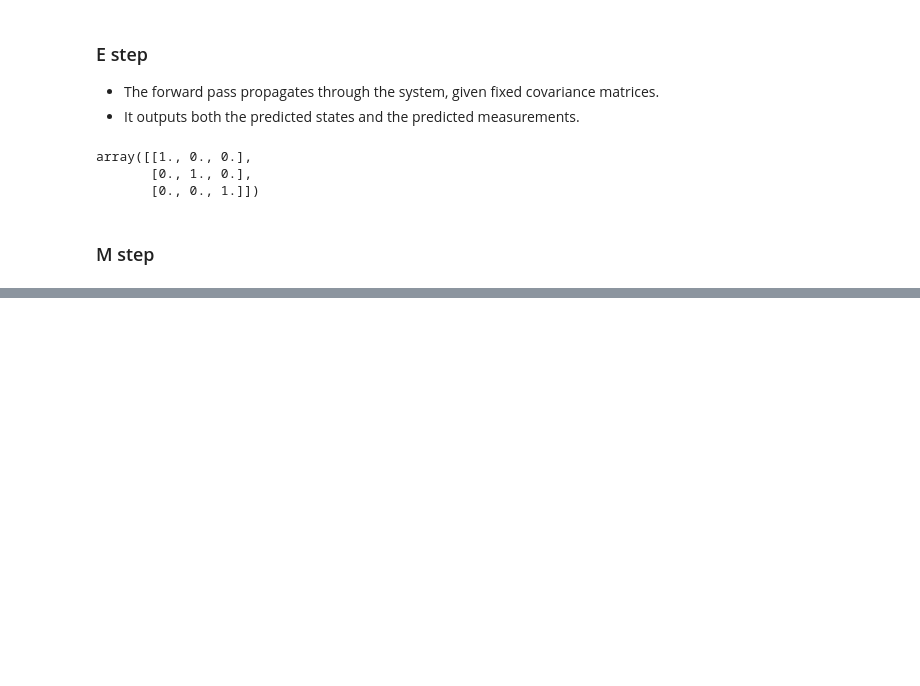
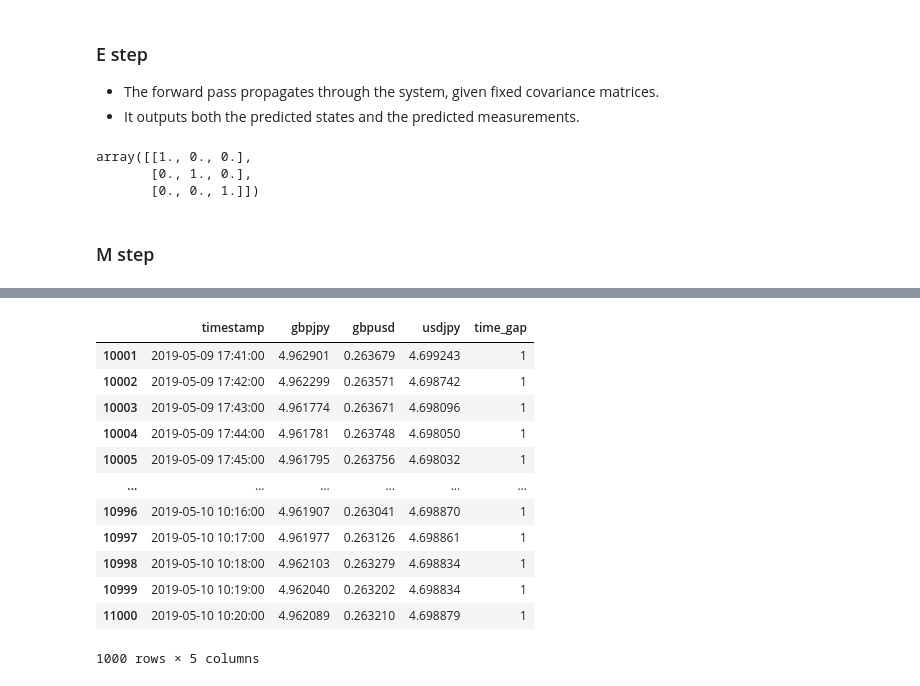
Before and after one commit to my2582/mlpp, a Jupyter notebook: KF_smoothing.ipynb, the cells around one changed output, grey strips where cells are left out. Drawn from its saved outputs; the diff is of its cells as text; code cells hidden in the pictures; blank space fills up the shorter version.

```diff
--- a/KF_smoothing.ipynb
+++ b/KF_smoothing.ipynb
@@ -313,0 +312,16 @@ plot_multi(predictions.loc[:, ['gbpjpy', 'gbpusd', 'usdjpy']])
+# %%
+training[:1000]
+# %% [output]
+|  | timestamp | gbpjpy | gbpusd | usdjpy | time_gap |
+| 10001 | 2019-05-09 17:41:00 | 4.962901 | 0.263679 | 4.699243 | 1 |
+| 10002 | 2019-05-09 17:42:00 | 4.962299 | 0.263571 | 4.698742 | 1 |
+| 10003 | 2019-05-09 17:43:00 | 4.961774 | 0.263671 | 4.698096 | 1 |
+| 10004 | 2019-05-09 17:44:00 | 4.961781 | 0.263748 | 4.698050 | 1 |
+| 10005 | 2019-05-09 17:45:00 | 4.961795 | 0.263756 | 4.698032 | 1 |
+| ... | ... | ... | ... | ... | ... |
+| 10996 | 2019-05-10 10:16:00 | 4.961907 | 0.263041 | 4.698870 | 1 |
+| 10997 | 2019-05-10 10:17:00 | 4.961977 | 0.263126 | 4.698861 | 1 |
+| 10998 | 2019-05-10 10:18:00 | 4.962103 | 0.263279 | 4.698834 | 1 |
+| 10999 | 2019-05-10 10:19:00 | 4.962040 | 0.263202 | 4.698834 | 1 |
+| 11000 | 2019-05-10 10:20:00 | 4.962089 | 0.263210 | 4.698879 | 1 |
+1000 rows × 5 columns
```
Also changed, not shown: parts of 35 cells of this notebook.
